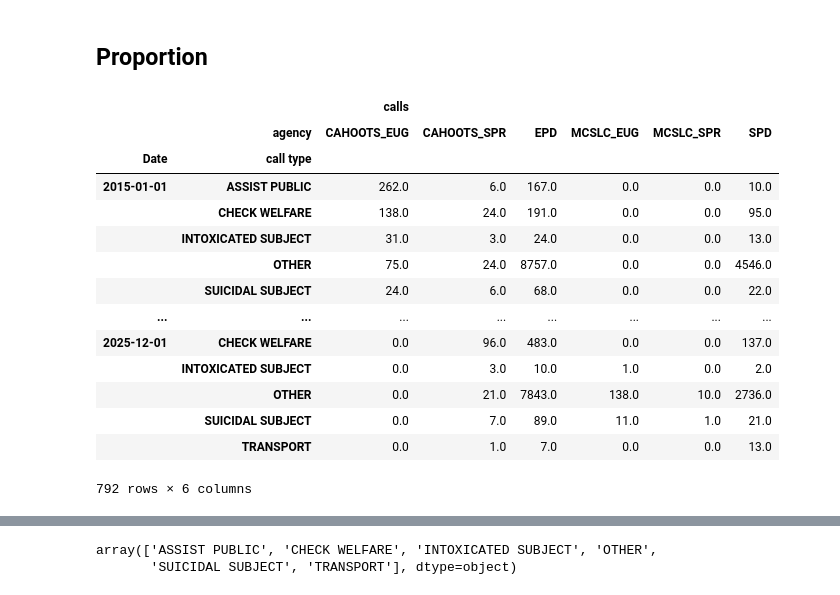
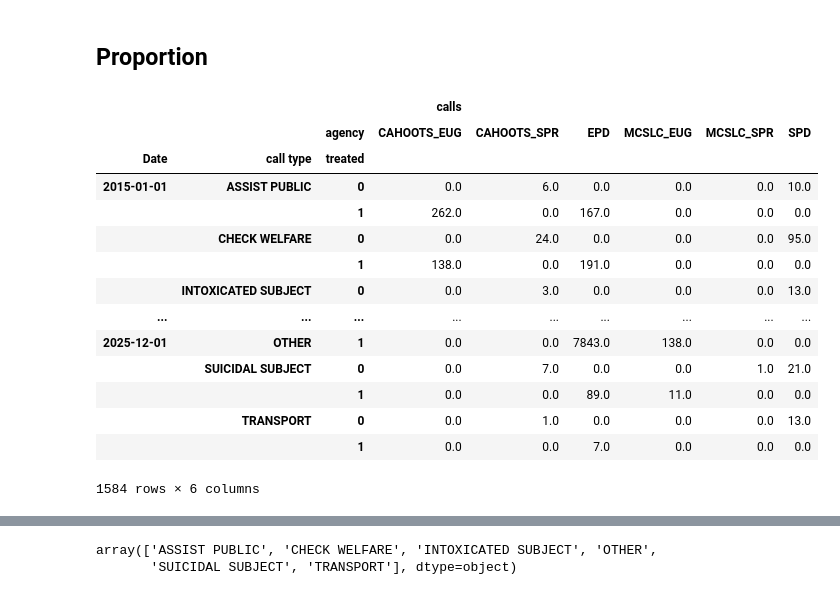
Before and after one commit to luhlig123/DataScienceInAction, a Jupyter notebook: DSCI410_Data_Processing.ipynb, the cells around one changed output, grey strips where cells are left out. Saved outputs shown, nothing was run; the diff lists cells and outputs as text; code cells hidden in the pictures.

```diff
--- a/DSCI410_Data_Processing.ipynb
+++ b/DSCI410_Data_Processing.ipynb
@@ -404,9 +402,11 @@ SPR_TYPES = pd.concat([SPR_TYPES, MCSLC_SPR])
 #CALL TYPE VOLUMES
 EUG_TYPES_VOLUME = EUG_TYPES.groupby(["Date", "call type", "agency"])["inci_id"].count().reset_index()
 EUG_TYPES_VOLUME = EUG_TYPES_VOLUME.rename(columns={"inci_id": "calls"})
+EUG_TYPES_VOLUME["treated"] = 1
 
 SPR_TYPES_VOLUME = SPR_TYPES.groupby(["Date", "call type", "agency"])["Incident Number"].count().reset_index()
 SPR_TYPES_VOLUME = SPR_TYPES_VOLUME.rename(columns={"Incident Number": "calls"})
+SPR_TYPES_VOLUME["treated"] = 0
 
 EUG_SPR_TYPES_VOLUME = pd.concat([EUG_TYPES_VOLUME, SPR_TYPES_VOLUME])
 EUG_SPR_TYPES_VOLUME["call type"].unique()
@@ -782,24 +782,24 @@ for i in CAHOOTS_EUG_TYPES_VOLUME["call type"].unique():
 # %% [markdown]
 ## Proportion
 # %%
-EUG_SPR_TYPES_PROP = EUG_SPR_TYPES_VOLUME.pivot_table(index = ["Date", "call type"], columns = ["agency"], values = ["calls"], aggfunc='sum').fillna(0)
+EUG_SPR_TYPES_PROP = EUG_SPR_TYPES_VOLUME.pivot_table(index = ["Date", "call type", "treated"], columns = ["agency"], values = ["calls"], aggfunc='sum').fillna(0)
 EUG_SPR_TYPES_PROP
 # %% [output]
-|  |  | calls |  |  |  |  |  |
-|  | agency | CAHOOTS_EUG | CAHOOTS_SPR | EPD | MCSLC_EUG | MCSLC_SPR | SPD |
-| Date | call type |  |  |  |  |  |  |
-| 2015-01-01 | ASSIST PUBLIC | 262.0 | 6.0 | 167.0 | 0.0 | 0.0 | 10.0 |
-|  | CHECK WELFARE | 138.0 | 24.0 | 191.0 | 0.0 | 0.0 | 95.0 |
-|  | INTOXICATED SUBJECT | 31.0 | 3.0 | 24.0 | 0.0 | 0.0 | 13.0 |
-|  | OTHER | 75.0 | 24.0 | 8757.0 | 0.0 | 0.0 | 4546.0 |
-|  | SUICIDAL SUBJECT | 24.0 | 6.0 | 68.0 | 0.0 | 0.0 | 22.0 |
-| ... | ... | ... | ... | ... | ... | ... | ... |
-| 2025-12-01 | CHECK WELFARE | 0.0 | 96.0 | 483.0 | 0.0 | 0.0 | 137.0 |
-|  | INTOXICATED SUBJECT | 0.0 | 3.0 | 10.0 | 1.0 | 0.0 | 2.0 |
-|  | OTHER | 0.0 | 21.0 | 7843.0 | 138.0 | 10.0 | 2736.0 |
-|  | SUICIDAL SUBJECT | 0.0 | 7.0 | 89.0 | 11.0 | 1.0 | 21.0 |
-|  | TRANSPORT | 0.0 | 1.0 | 7.0 | 0.0 | 0.0 | 13.0 |
+|  |  |  | calls |  |  |  |  |  |
+|  |  | agency | CAHOOTS_EUG | CAHOOTS_SPR | EPD | MCSLC_EUG | MCSLC_SPR | SPD |
+| Date | call type | treated |  |  |  |  |  |  |
+| 2015-01-01 | ASSIST PUBLIC | 0 | 0.0 | 6.0 | 0.0 | 0.0 | 0.0 | 10.0 |
+|  |  | 1 | 262.0 | 0.0 | 167.0 | 0.0 | 0.0 | 0.0 |
+|  | CHECK WELFARE | 0 | 0.0 | 24.0 | 0.0 | 0.0 | 0.0 | 95.0 |
+|  |  | 1 | 138.0 | 0.0 | 191.0 | 0.0 | 0.0 | 0.0 |
+|  | INTOXICATED SUBJECT | 0 | 0.0 | 3.0 | 0.0 | 0.0 | 0.0 | 13.0 |
+| ... | ... | ... | ... | ... | ... | ... | ... | ... |
+| 2025-12-01 | OTHER | 1 | 0.0 | 0.0 | 7843.0 | 138.0 | 0.0 | 0.0 |
+|  | SUICIDAL SUBJECT | 0 | 0.0 | 7.0 | 0.0 | 0.0 | 1.0 | 21.0 |
+|  |  | 1 | 0.0 | 0.0 | 89.0 | 11.0 | 0.0 | 0.0 |
+|  | TRANSPORT | 0 | 0.0 | 1.0 | 0.0 | 0.0 | 0.0 | 13.0 |
+|  |  | 1 | 0.0 | 0.0 | 7.0 | 0.0 | 0.0 | 0.0 |
-792 rows × 6 columns
+1584 rows × 6 columns
 # %%
 all_epd = EUG_SPR_TYPES_PROP["calls"]["EPD"]
 all_spd = EUG_SPR_TYPES_PROP["calls"]["SPD"]
```
Also changed, not shown: parts of 35 cells of this notebook.
